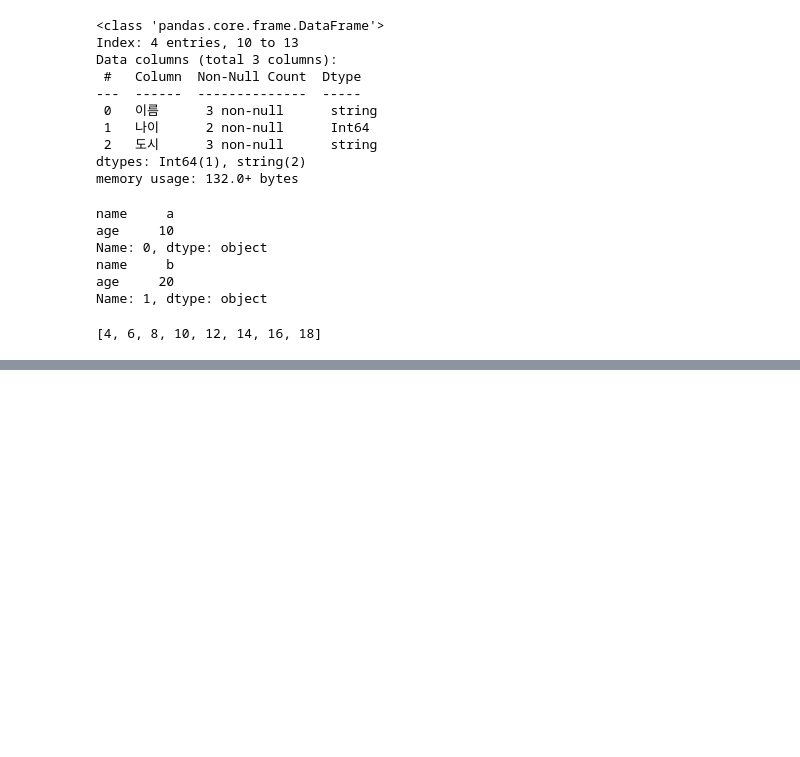
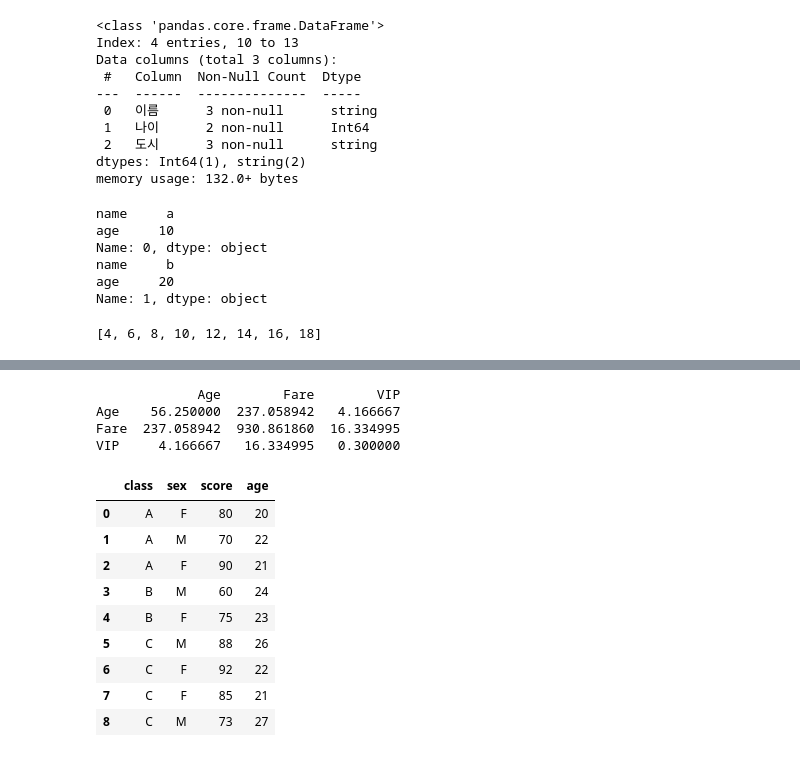
Before and after one commit to saintlee83/CLT-Python, a Jupyter notebook: Lectures/L02_midterm/week05.ipynb, the cells around one changed output, grey strips where cells are left out. Saved outputs shown, nothing was run; the diff lists cells and outputs as text; code cells hidden in the pictures; blank space fills up the shorter version.

Commit message:
pandas groupby pivot_table

```diff
--- a/Lectures/L02_midterm/week05.ipynb
+++ b/Lectures/L02_midterm/week05.ipynb
@@ -544,0 +883,30 @@ Name: 1, dtype: object
+# %%
+print(df.cov(numeric_only=True))
+# %% [output]
+             Age        Fare        VIP
+Age    56.250000  237.058942   4.166667
+Fare  237.058942  930.861860  16.334995
+VIP     4.166667   16.334995   0.300000
+# %%
+import pandas as pd
+
+# 1) 기본 예제 데이터
+df = pd.DataFrame({
+    "class": ["A","A","A","B","B","C","C","C","C"],
+    "sex":   ["F","M","F","M","F","M","F","F","M"],
+    "score": [80, 70, 90, 60, 75, 88, 92, 85, 73],
+    "age":   [20, 22, 21, 24, 23, 26, 22, 21, 27],
+})
+
+df
+# %% [output]
+|  | class | sex | score | age |
+| 0 | A | F | 80 | 20 |
+| 1 | A | M | 70 | 22 |
+| 2 | A | F | 90 | 21 |
+| 3 | B | M | 60 | 24 |
+| 4 | B | F | 75 | 23 |
+| 5 | C | M | 88 | 26 |
+| 6 | C | F | 92 | 22 |
+| 7 | C | F | 85 | 21 |
+| 8 | C | M | 73 | 27 |
```
Also changed, not shown: parts of 57 cells of this notebook.
